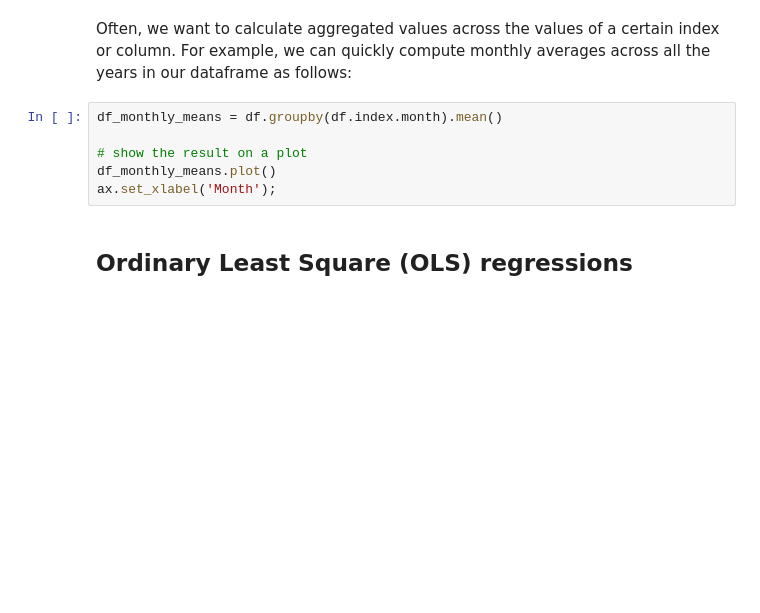
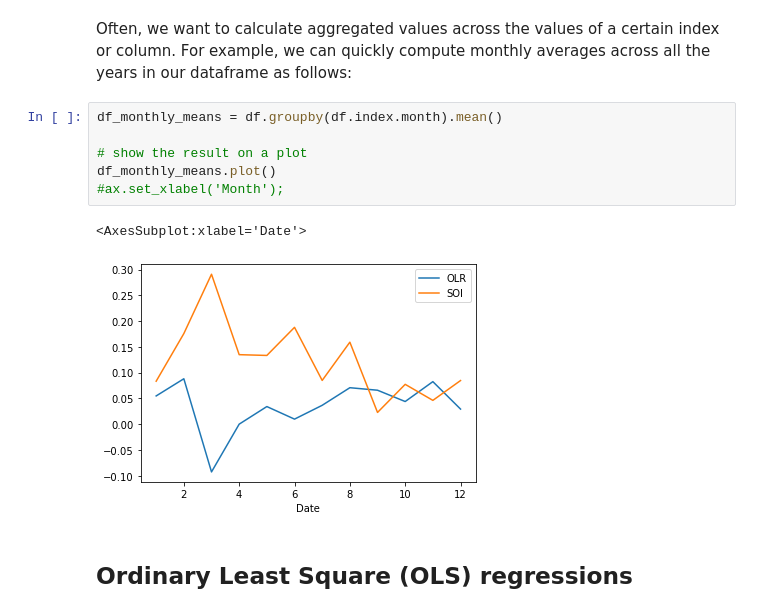
Before and after one commit to ueapy/ppd_python, a Jupyter notebook: notebooks/09-Pandas-Intro.ipynb, the cells around one changed output. Drawn from its saved outputs; the diff is of its cells as text; blank space fills up the shorter version.

```diff
--- a/notebooks/09-Pandas-Intro.ipynb
+++ b/notebooks/09-Pandas-Intro.ipynb
@@ -403,9 +430,12 @@ Often, we want to calculate aggregated values across the values of a certain ind
 # %%
 df_monthly_means = df.groupby(df.index.month).mean()
 
 # show the result on a plot
 df_monthly_means.plot()
-ax.set_xlabel('Month');
+#ax.set_xlabel('Month');
+# %% [output]
+<AxesSubplot:xlabel='Date'>
+[figure, added]
 # %% [markdown]
 ## Ordinary Least Square (OLS) regressions
 # %% [markdown]
```
Also changed, not shown: parts of 5 cells of this notebook.
